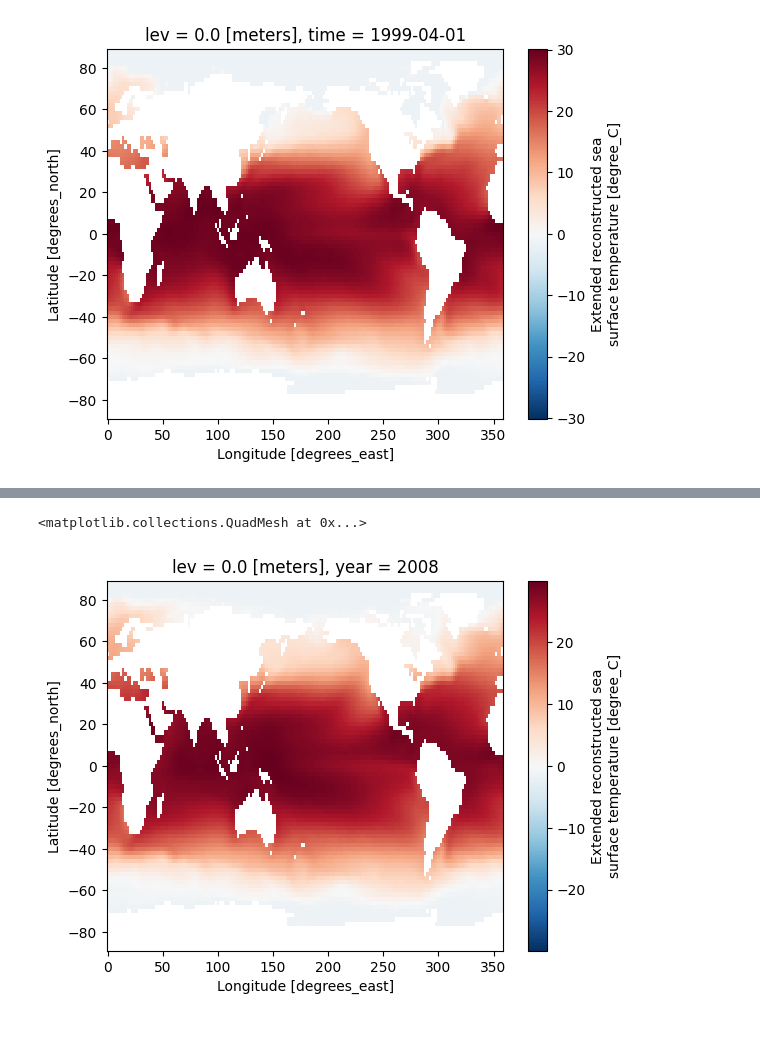
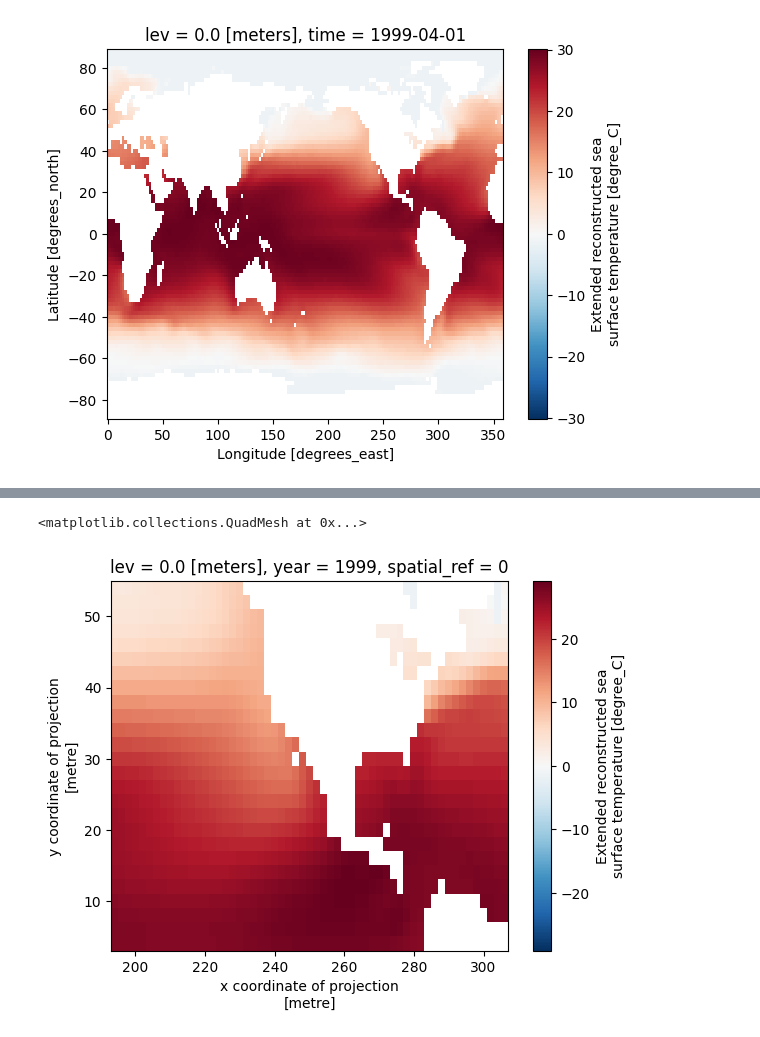
Before and after one commit to alyghanson/migration, a Jupyter notebook: Temperature/Output Deliverable/490_Final_Temp (update).ipynb, the cells around one changed output, grey strips where cells are left out. Drawn from its saved outputs; the diff is of its cells as text; code cells hidden in the pictures.

```diff
--- a/Temperature/Output Deliverable/490_Final_Temp (2).ipynb
+++ b/Temperature/Output Deliverable/490_Final_Temp (update).ipynb
@@ -71,6 +62,16 @@ avg_sst_1999.sst[0].plot()
 avg_sst_2008 = merged_2008.groupby("time.year").mean()
 # %%
-avg_sst_2008.sst[0].plot()
+# Reproject to Cal-Coast cord-sys from epsg.io
+avg_sst_2008_proj = avg_sst_2008.rio.write_crs("EPSG:3310")
-# %% [output]
-<matplotlib.collections.QuadMesh at 0x...>
-[figure, removed]
+# %%
+# Reproject to Cal-Coast cord-sys from epsg.io
+avg_sst_1999_proj = avg_sst_1999.rio.write_crs("EPSG:3310")
+# %%
+#clipped extent
+avg_sst_1999_proj = avg_sst_1999_proj.rio.clip_box(minx= 194.338, miny=4.606, maxx=305.638, maxy=53.148)
+avg_sst_2008_proj = avg_sst_2008_proj.rio.clip_box(minx= 194.338, miny=4.606, maxx=305.638, maxy=53.148)
+# %%
+avg_sst_1999_proj.sst.plot()
+# %% [output]
+<matplotlib.collections.QuadMesh at 0x...>
+[figure, added]
```
Also changed, not shown: parts of 7 cells of this notebook, 22 other files.
